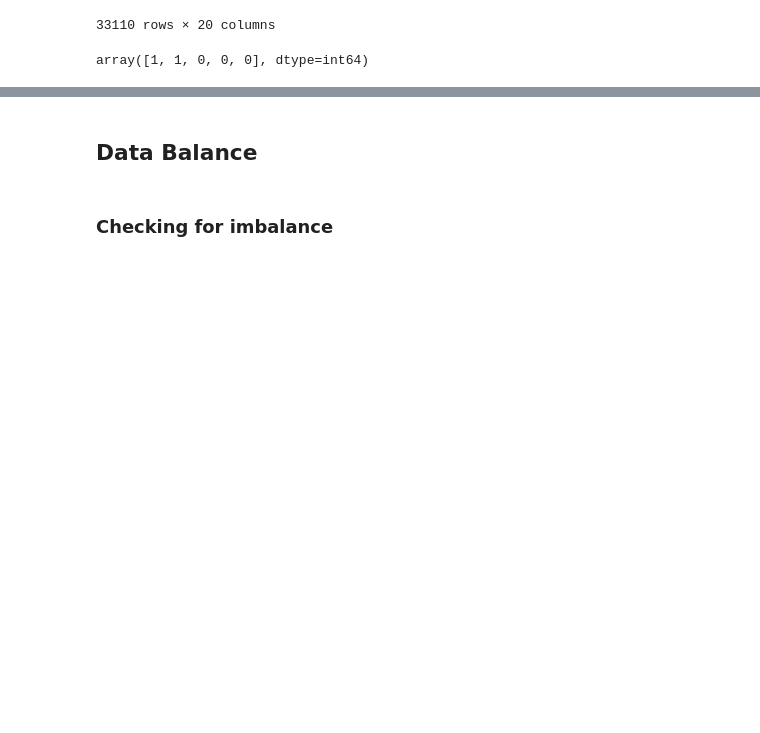
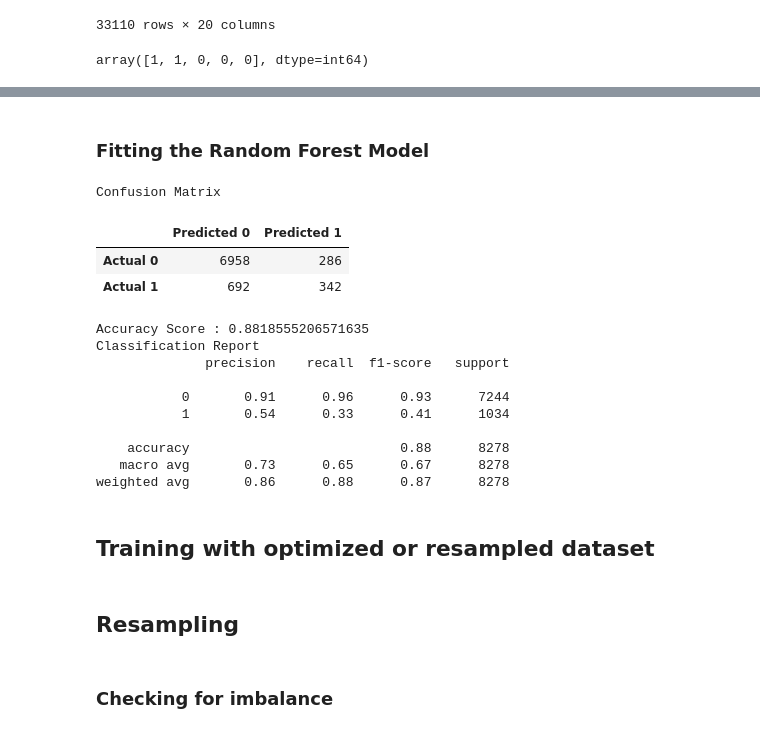
Before and after one commit to lilstanli/project4-team1, a Jupyter notebook: random_forest.ipynb, the cells around one changed output, grey strips where cells are left out. Saved outputs shown, nothing was run; the diff lists cells and outputs as text; code cells hidden in the pictures; blank space fills up the shorter version.

```diff
--- a/random_forest.ipynb
+++ b/random_forest.ipynb
@@ -79,5 +94,49 @@ Features (X)
+# %% [markdown]
+### Fitting the Random Forest Model
+# %%
+# Create a random forest classifier
+rf_model = RandomForestClassifier(n_estimators=500, random_state=78)
+# %%
+# Fitting the model
+rf_model = rf_model.fit(X_train_scaled, y_train)
+# %%
+# Making predictions using the testing data
+predictions = rf_model.predict(X_test_scaled)
+# %%
+# Calculating the confusion matrix
+cm = confusion_matrix(y_test, predictions)
+cm_df = pd.DataFrame(
+    cm, index=["Actual 0", "Actual 1"], columns=["Predicted 0", "Predicted 1"]
+)
+
+# Calculating the accuracy score
+acc_score = accuracy_score(y_test, predictions)
+# %%
+# Displaying results
+print("Confusion Matrix")
+display(cm_df)
+print(f"Accuracy Score : {acc_score}")
+print("Classification Report")
+print(classification_report(y_test, predictions))
+# %% [output]
+Confusion Matrix
+|  | Predicted 0 | Predicted 1 |
+| Actual 0 | 6958 | 286 |
+| Actual 1 | 692 | 342 |
+Accuracy Score : 0.8818555206571635
+Classification Report
+              precision    recall  f1-score   support
+
+           0       0.91      0.96      0.93      7244
+           1       0.54      0.33      0.41      1034
+
+    accuracy                           0.88      8278
+   macro avg       0.73      0.65      0.67      8278
+weighted avg       0.86      0.88      0.87      8278
+# %% [markdown]
+## Training with optimized or resampled dataset
 # %% [markdown]
-## Data Balance
+## Resampling
 # %% [markdown]
 ### Checking for imbalance
 # %%
```
Also changed, not shown: parts of 12 cells of this notebook, 13 other files.
